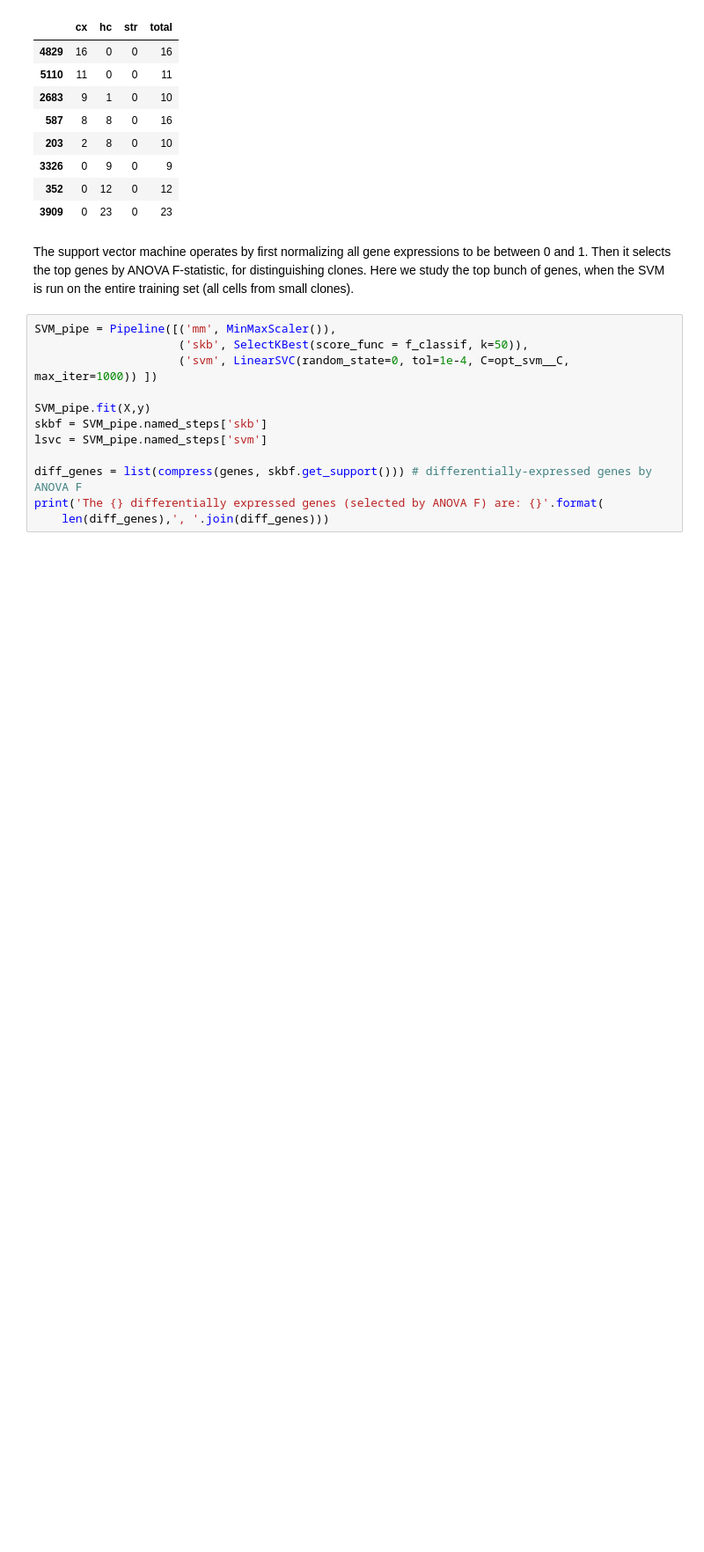
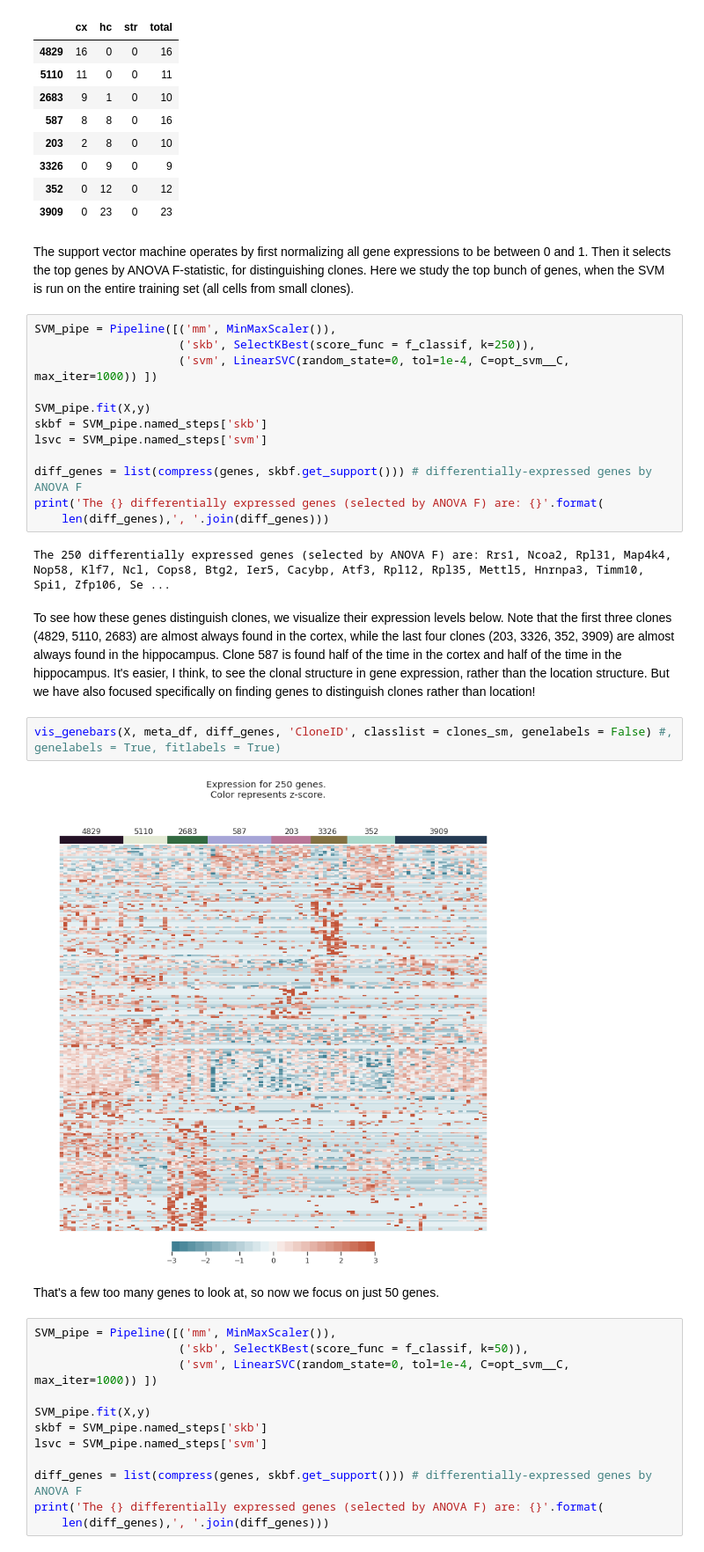
Before and after one commit to MartyWeissman/Clones, a Jupyter notebook: P11 Mouse brains with rawer data.ipynb, the cells around one changed output. Shown at 88% size. Saved outputs shown, nothing was run; the diff lists cells and outputs as text; blank space fills up the shorter version.

```diff
--- a/P11 Mouse brains with rawer data.ipynb
+++ b/P11 Mouse brains with rawer data.ipynb
@@ -651,6 +612,28 @@ pop_table.loc[clones_sm] # See the imbalance below!
 | 3909 | 0 | 23 | 0 | 23 |
 # %% [markdown]
 The support vector machine operates by first normalizing all gene expressions to be between 0 and 1.  Then it selects the top genes by ANOVA F-statistic, for distinguishing clones.  Here we study the top bunch of genes, when the SVM is run on the entire training set (all cells from small clones).
+# %%
+SVM_pipe = Pipeline([('mm', MinMaxScaler()),
+                     ('skb', SelectKBest(score_func = f_classif, k=250)),
+                     ('svm', LinearSVC(random_state=0, tol=1e-4, C=opt_svm__C, max_iter=1000)) ])
+
+SVM_pipe.fit(X,y)
+skbf = SVM_pipe.named_steps['skb']
+lsvc = SVM_pipe.named_steps['svm']
+
+diff_genes = list(compress(genes, skbf.get_support())) # differentially-expressed genes by ANOVA F
+print('The {} differentially expressed genes (selected by ANOVA F) are: {}'.format(
+    len(diff_genes),', '.join(diff_genes)))
+# %% [output]
+The 250 differentially expressed genes (selected by ANOVA F) are: Rrs1, Ncoa2, Rpl31, Map4k4, Nop58, Klf7, Ncl, Cops8, Btg2, Ier5, Cacybp, Atf3, Rpl12, Rpl35, Mettl5, Hnrnpa3, Timm10, Spi1, Zfp106, Se ...
+# %% [markdown]
+To see how these genes distinguish clones, we visualize their expression levels below.  Note that the first three clones (4829, 5110, 2683) are almost always found in the cortex, while the last four clones (203, 3326, 352, 3909) are almost always found in the hippocampus.  Clone 587 is found half of the time in the cortex and half of the time in the hippocampus.  It's easier, I think, to see the clonal structure in gene expression, rather than the location structure.  But we have also focused specifically on finding genes to distinguish clones rather than location!
+# %%
+vis_genebars(X, meta_df, diff_genes, 'CloneID', classlist = clones_sm, genelabels = False) #, genelabels = True, fitlabels = True)
+# %% [output]
+[figure, added]
+# %% [markdown]
+That's a few too many genes to look at, so now we focus on just 50 genes.
 # %%
 SVM_pipe = Pipeline([('mm', MinMaxScaler()),
                      ('skb', SelectKBest(score_func = f_classif, k=50)),
```
Also changed, not shown: parts of 24 cells of this notebook.
